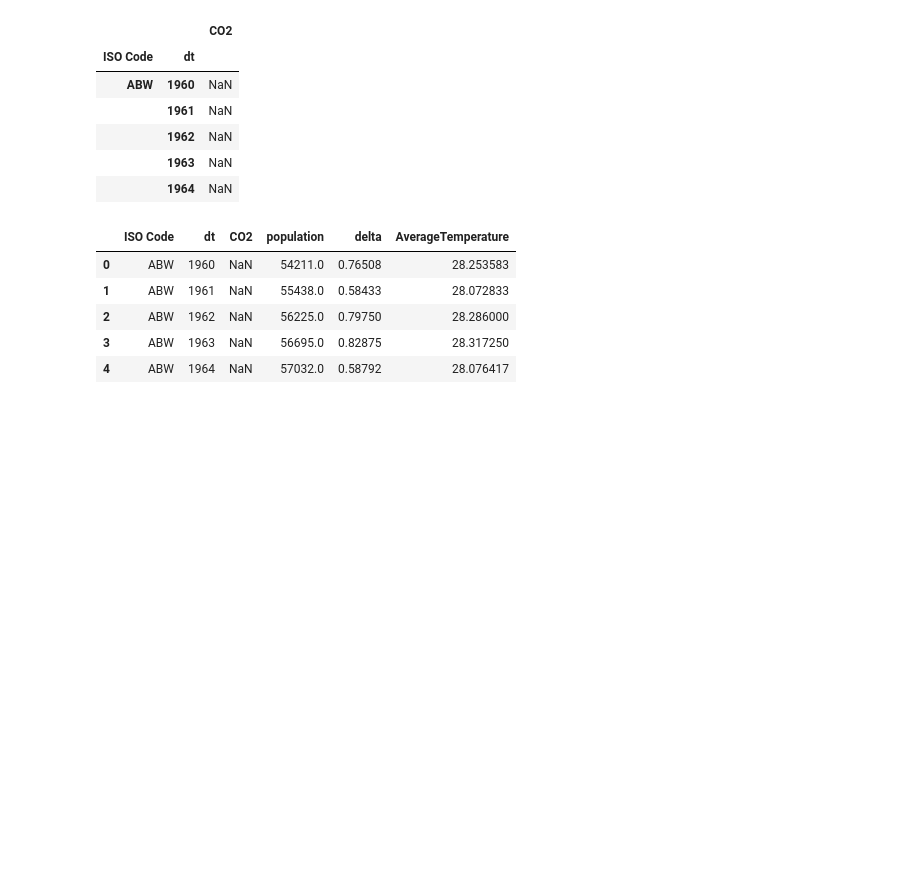
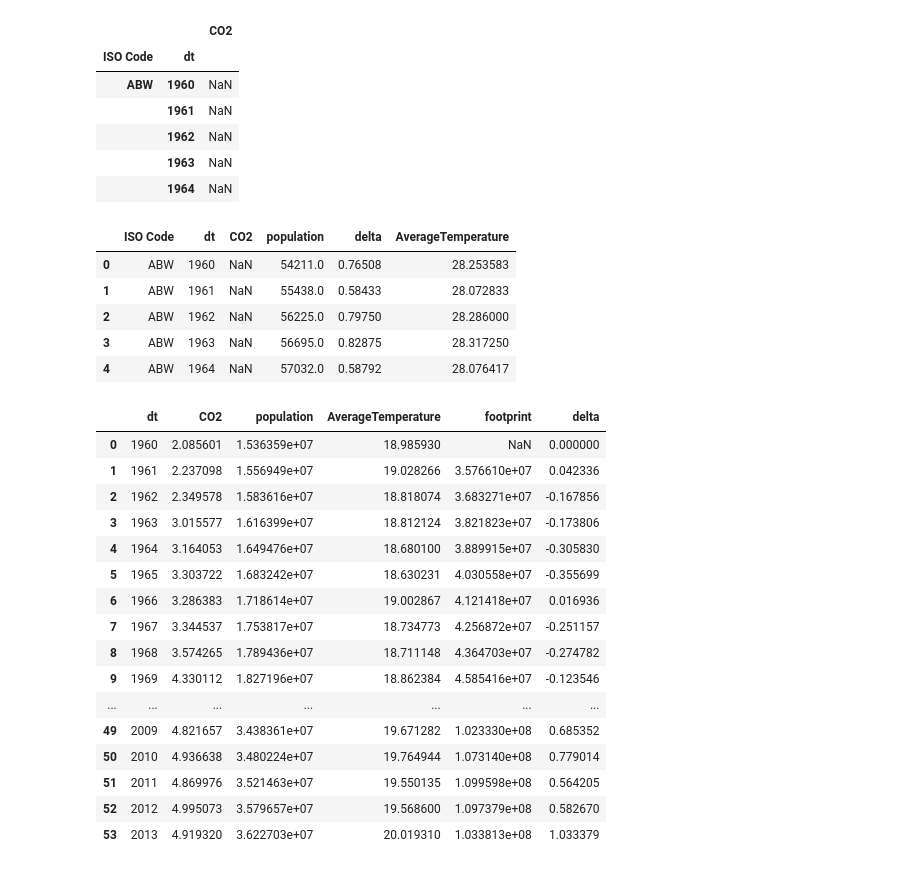
Before and after one commit to cgallay/dataViz, a Jupyter notebook: data/cleaning_data.ipynb, the cells around one changed output. Saved outputs shown, nothing was run; the diff lists cells and outputs as text; code cells hidden in the pictures; blank space fills up the shorter version.

Commit message:
added world data for footprint

```diff
--- a/data/cleaning_data.ipynb
+++ b/data/cleaning_data.ipynb
@@ -173,0 +165,31 @@ df_merged4.to_csv('full_data.csv', index=False)
+# %%
+df_full_data = pd.read_csv('full_data.csv')
+
+mean = df_full_data.groupby('dt').mean()
+mean = mean.drop('delta', axis=1)
+mean_delta = mean.copy()
+
+initial_value = mean_delta.AverageTemperature.iloc[0]
+mean_delta['delta'] = mean.AverageTemperature.apply(lambda x: x - initial_value)
+mean_delta = mean_delta.reset_index()
+mean_delta.to_csv('full_data_mean.csv', index=False, encoding='utf-8')
+# %%
+mean_delta
+# %% [output]
+|  | dt | CO2 | population | AverageTemperature | footprint | delta |
+| 0 | 1960 | 2.085601 | 1.536359e+07 | 18.985930 | NaN | 0.000000 |
+| 1 | 1961 | 2.237098 | 1.556949e+07 | 19.028266 | 3.576610e+07 | 0.042336 |
+| 2 | 1962 | 2.349578 | 1.583616e+07 | 18.818074 | 3.683271e+07 | -0.167856 |
+| 3 | 1963 | 3.015577 | 1.616399e+07 | 18.812124 | 3.821823e+07 | -0.173806 |
+| 4 | 1964 | 3.164053 | 1.649476e+07 | 18.680100 | 3.889915e+07 | -0.305830 |
+| 5 | 1965 | 3.303722 | 1.683242e+07 | 18.630231 | 4.030558e+07 | -0.355699 |
+| 6 | 1966 | 3.286383 | 1.718614e+07 | 19.002867 | 4.121418e+07 | 0.016936 |
+| 7 | 1967 | 3.344537 | 1.753817e+07 | 18.734773 | 4.256872e+07 | -0.251157 |
+| 8 | 1968 | 3.574265 | 1.789436e+07 | 18.711148 | 4.364703e+07 | -0.274782 |
+| 9 | 1969 | 4.330112 | 1.827196e+07 | 18.862384 | 4.585416e+07 | -0.123546 |
+| ... | ... | ... | ... | ... | ... | ... |
+| 49 | 2009 | 4.821657 | 3.438361e+07 | 19.671282 | 1.023330e+08 | 0.685352 |
+| 50 | 2010 | 4.936638 | 3.480224e+07 | 19.764944 | 1.073140e+08 | 0.779014 |
+| 51 | 2011 | 4.869976 | 3.521463e+07 | 19.550135 | 1.099598e+08 | 0.564205 |
+| 52 | 2012 | 4.995073 | 3.579657e+07 | 19.568600 | 1.097379e+08 | 0.582670 |
+| 53 | 2013 | 4.919320 | 3.622703e+07 | 20.019310 | 1.033813e+08 | 1.033379 |
```
Also changed, not shown: parts of 3 cells of this notebook, 5 other files.
